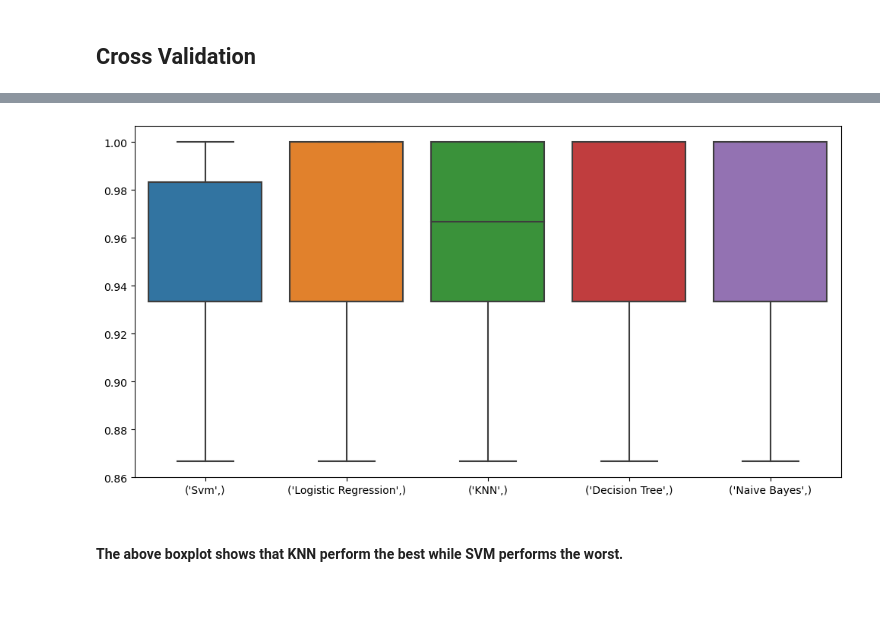
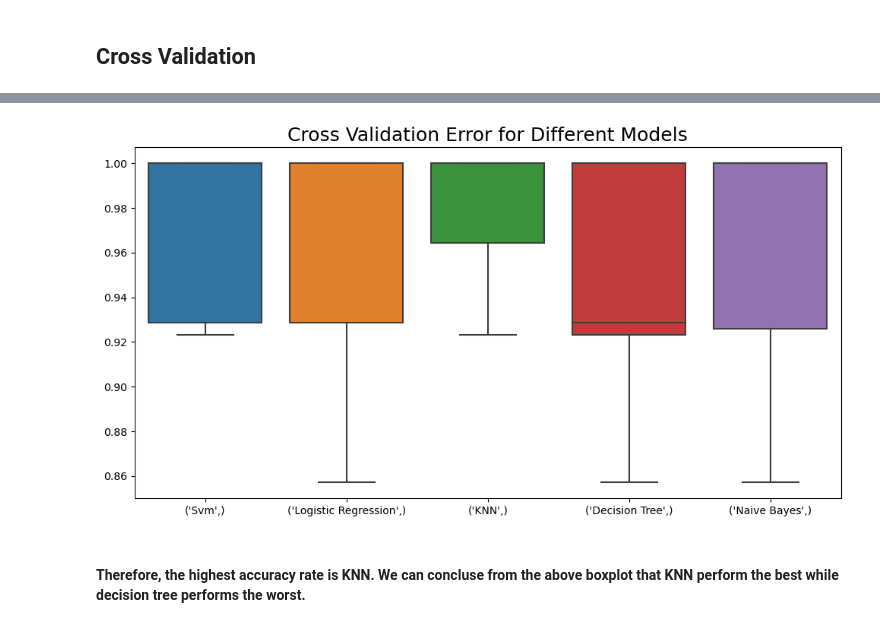
Before and after one commit to lornalyu/qtm531spring2024, a Jupyter notebook: Assignment/QTM531 Assignmnet4 Lorna.ipynb, the cells around one changed output, grey strips where cells are left out. Cells and saved outputs as stored; diff of their text form; code cells hidden in the pictures; blank space fills up the shorter version.

```diff
--- a/Assignment/QTM531 Assignmnet4 Lorna.ipynb
+++ b/Assignment/QTM531 Assignmnet4 Lorna.ipynb
@@ -129,19 +153,3 @@ The accuracy of the SVM is: 1.0
 The accuracy of the Logistic Regression is 1.0
 The accuracy of the Decision Tree is 1.0
 The accuracy of the NaiveBayes is 0.9666666666666667
-# %%
-# K-Nearest Neighbours
-a_index=list(range(1,11))
-a=pd.Series()
-x=[0,1,2,3,4,5,6,7,8,9,10]
-for i in list(range(1,11)):
-    model=KNeighborsClassifier(n_neighbors=i)
-    model.fit(X_train,Y_train)
-    prediction=model.predict(X_test)
-    a=a.append(pd.Series(metrics.accuracy_score(prediction,Y_test)))
-plt.plot(a_index, a)
-plt.xticks(x)
-plt.show()
-
-# get the best k value
-print('Accuracies for different values of n are:',a.values)
@@ -155,7 +186,7 @@ Accuracies for different values of n are: [1.         0.96666667 0.96666667 1.
 # In a Nutshell
 abc = []
 classifiers = ['Svm', 'Logistic Regression', 'KNN','Decision Tree', 'Naive Bayes']
-models = [svm.SVC(), LogisticRegression(), KNeighborsClassifier(n_neighbors=4), DecisionTreeClassifier(), GaussianNB()]
+models = [svm.SVC(), LogisticRegression(), KNeighborsClassifier(n_neighbors=13), DecisionTreeClassifier(), GaussianNB()]
 
 for i in models:
     model = i
@@ -165,5 +196,9 @@ for i in models:
 models_dataframe = pd.DataFrame(abc, index = classifiers)
 models_dataframe.columns = ['Accuracy']
 models_dataframe
+
+# make it 1 decimal places
+models_dataframe['Accuracy'] = models_dataframe['Accuracy'].mul(100).round(1).astype(str) + '%'
+models_dataframe
 # %% [output]
 |  | Accuracy |
@@ -183,11 +218,11 @@ xyz = []
 accuracy = []
 std = []
 classifiers = ['Svm', 'Logistic Regression', 'KNN','Decision Tree', 'Naive Bayes']
-models = [svm.SVC(), LogisticRegression(), KNeighborsClassifier(n_neighbors=4), DecisionTreeClassifier(), GaussianNB()]
+models = [svm.SVC(), LogisticRegression(), KNeighborsClassifier(n_neighbors=13), DecisionTreeClassifier(), GaussianNB()]
 
 for i in models:
     model = i
-    cv_result = cross_val_score(model, X, Y, cv = kfold, scoring = "accuracy")
+    cv_result = cross_val_score(model, X, Y, cv = 11, scoring = "accuracy")
     cv_result = cv_result
     xyz.append(cv_result.mean())
     std.append(cv_result.std())
@@ -195,4 +230,8 @@ for i in models:
 new_models_dataframe2 = pd.DataFrame(xyz,index=classifiers)
 new_models_dataframe2.columns = ['CV Mean']
 new_models_dataframe2
+
+# make it 1 decimal places
+new_models_dataframe2['CV Mean'] = new_models_dataframe2['CV Mean'].mul(100).round(1).astype(str) + '%'
+new_models_dataframe2
 # %% [output]
@@ -222,10 +244,11 @@ Please also refer to the documentation for alternative solver options:
 # %%
 # compute the cross validation error
 plt.subplots(figsize=(12,6))
+plt.title('Cross Validation Error for Different Models', fontsize=18)
 box=pd.DataFrame(accuracy,index=[classifiers])
 sns.boxplot(box.T)
 plt.show()
 # %% [output]
-[figure, old version]
+[figure, new version]
 # %% [markdown]
-#### The above boxplot shows that KNN perform the best while SVM performs the worst.
+#### Therefore, the highest accuracy rate is KNN. We can concluse from the above boxplot that KNN perform the best while decision tree performs the worst.
```
Also changed, not shown: parts of 27 cells of this notebook.
